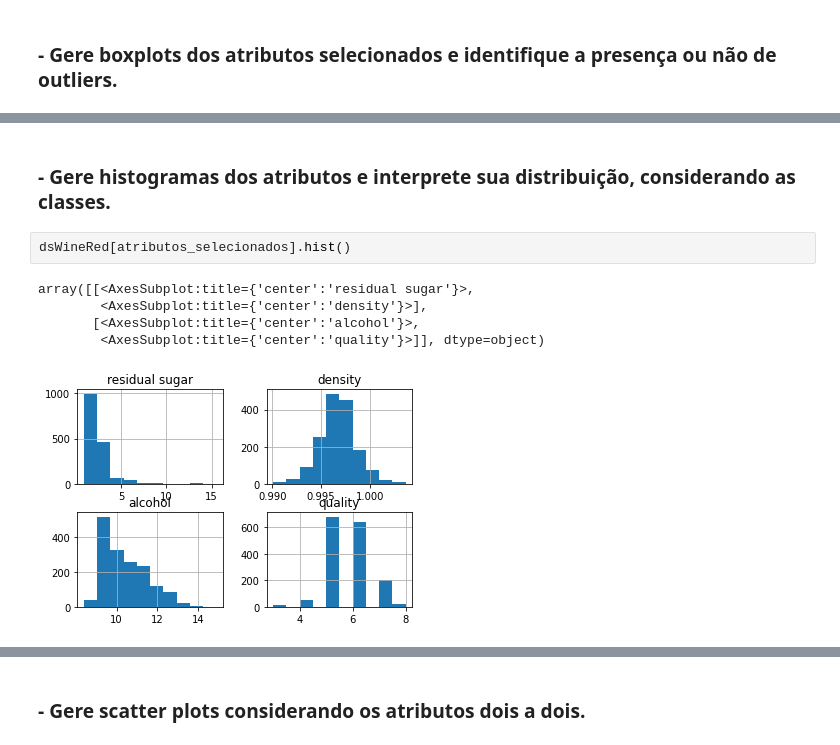
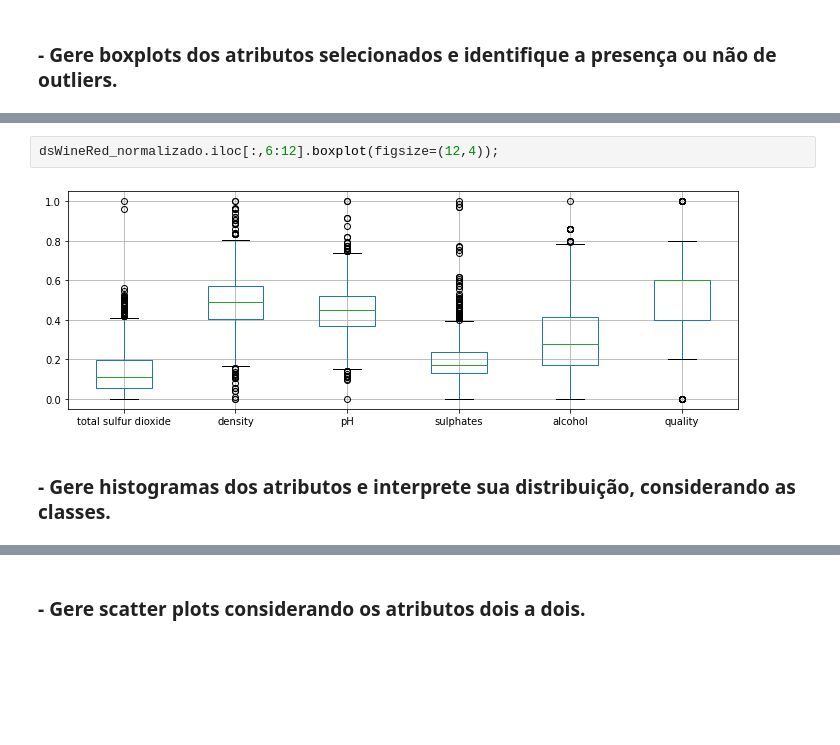
Before and after one commit to andersonmgomes/ML_prof_AnaLuizaBessa, a Jupyter notebook: 20211001-Trabalho01.ipynb, the cells around one changed output, grey strips where cells are left out. Drawn from its saved outputs; the diff is of its cells as text; blank space fills up the shorter version.

```diff
--- a/20211001-Trabalho01.ipynb
+++ b/20211001-Trabalho01.ipynb
@@ -117,10 +134,6 @@ dsWineRed_normalizado.boxplot()
+# %%
+dsWineRed_normalizado.iloc[:,6:12].boxplot(figsize=(12,4));
+# %% [output]
+[figure, added]
 # %% [markdown]
 ### -  Gere histogramas dos atributos e interprete sua distribuição, considerando as classes.
-# %%
-dsWineRed[atributos_selecionados].hist()
-# %% [output]
-array([[<AxesSubplot:title={'center':'residual sugar'}>,
-        <AxesSubplot:title={'center':'density'}>],
-       [<AxesSubplot:title={'center':'alcohol'}>,
-        <AxesSubplot:title={'center':'quality'}>]], dtype=object)
-[figure, removed]
```
Also changed, not shown: parts of 26 cells of this notebook, 1 other file.
